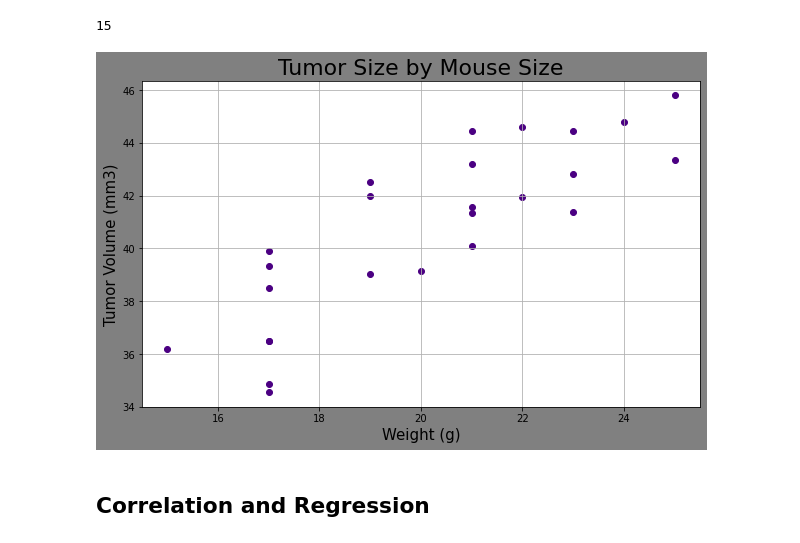
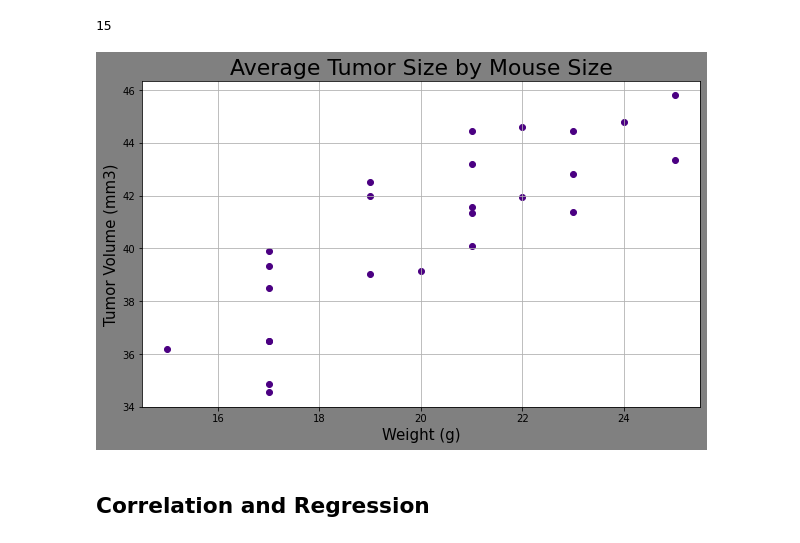
Before and after one commit to BrianDouglas/matplotlib-challenge, a Jupyter notebook: pymaceuticals_starter.ipynb, the cells around one changed output. Drawn from its saved outputs; the diff is of its cells as text; code cells hidden in the pictures.

```diff
--- a/pymaceuticals_starter.ipynb
+++ b/pymaceuticals_starter.ipynb
@@ -292,19 +296,19 @@ test["Weight (g)"].min()
 # %%
 # Generate a scatter plot of average tumor volume vs. mouse weight for the Capomulin regimen
 weight_volume_df = clean_df.loc[clean_df["Drug Regimen"] == "Capomulin",:][["Mouse ID", "Tumor Volume (mm3)","Weight (g)"]]
 weight_volume_df = weight_volume_df.groupby("Mouse ID").mean()
 x_values = weight_volume_df["Weight (g)"]
 y_values = weight_volume_df["Tumor Volume (mm3)"]
 fig, ax = plt.subplots(figsize = (10,6))
 ax.scatter(x_values, y_values, color = "indigo")
 ax.grid(True)
-ax.set_title(f"Tumor Size by Mouse Size", fontsize = 22)
+ax.set_title(f"Average Tumor Size by Mouse Size", fontsize = 22)
 ax.set_xlabel("Weight (g)", fontsize = 15)
 ax.set_ylabel("Tumor Volume (mm3)", fontsize = 15)
 fig.patch.set_facecolor('.5')
 plt.show()
 # %% [output]
-[figure, old version]
+[figure, new version]
 # %% [markdown]
 ## Correlation and Regression
 # %%
```
Also changed, not shown: parts of 1 cell of this notebook.
